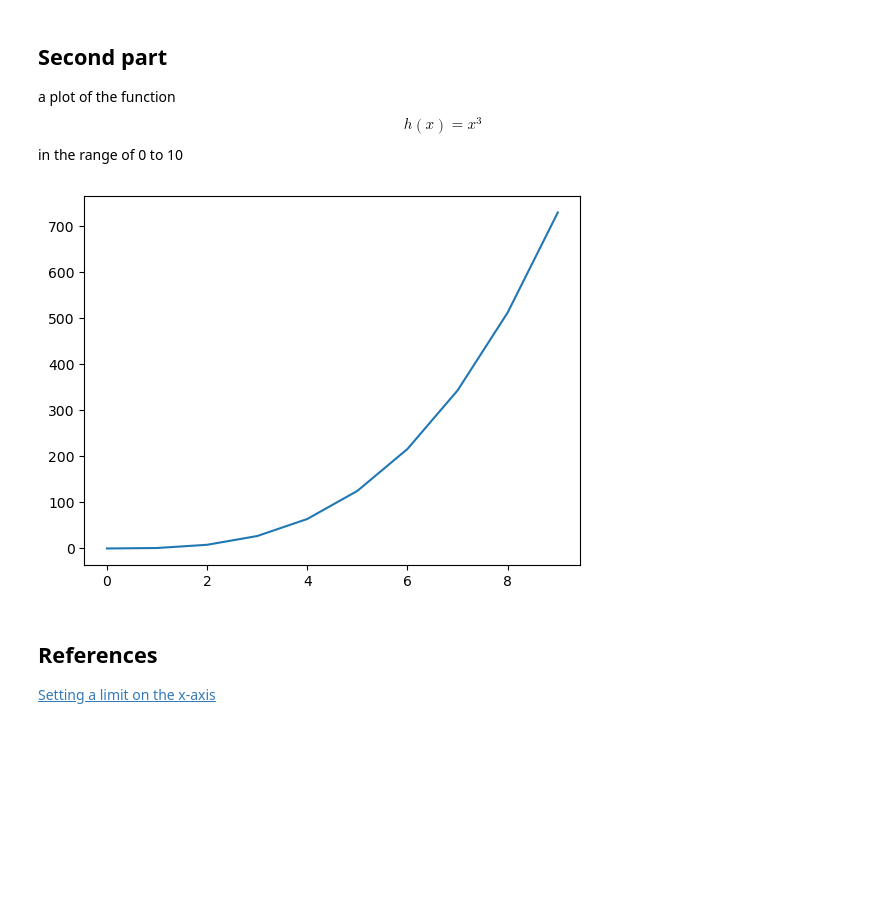
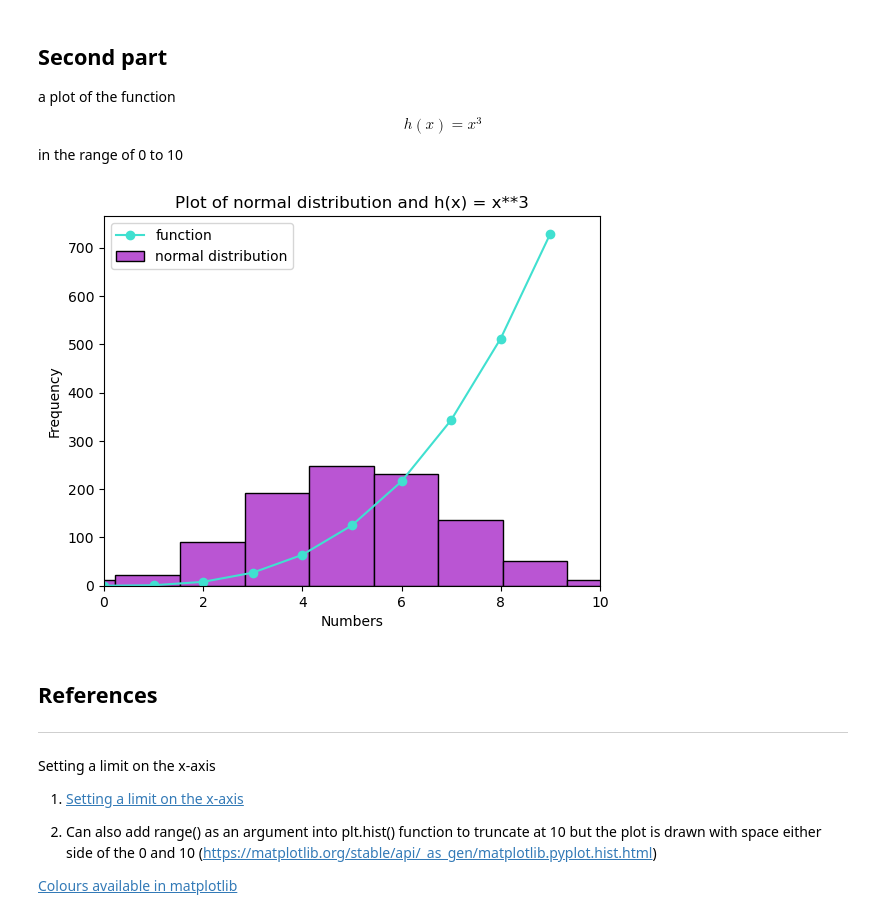
Before and after one commit to IreneKilgannon/pands-weekly-tasks, a Jupyter notebook: plottask.ipynb, the cells around one changed output. Drawn from its saved outputs; the diff is of its cells as text; code cells hidden in the pictures; blank space fills up the shorter version.

Commit message:
playing with plot colors

```diff
--- a/plottask.ipynb
+++ b/plottask.ipynb
@@ -33,15 +26,51 @@ plt.show()
 # %% [markdown]
 ## Second part
 a plot of the function $$ h(x) = x^3 $$ in the range of 0 to 10
-# %%
-x_points = np.array(range(0, 10))
-y_points = x_points*x_points*x_points
-
-plt.plot(x_points, y_points)
-plt.show()
-# %% [output]
-[figure, removed]
-# %% [markdown]
- ## References
-
- [Setting a limit on the x-axis](https://matplotlib.org/stable/api/_as_gen/matplotlib.pyplot.xlim.html)
+# %%
+np.random.seed(123355)
+
+data = np.random.normal(5, 2, 1000)  # inputs into the normal(mean, standard deviation, values)
+
+# Truncate the x-axis at 10
+plt.xlim(0, 10)
+
+# Generate a histogram.
+plt.hist(data, color = "mediumorchid", edgecolor = 'black')
+
+# Plot the function h(x) = x^3 in the range of 0 to 10
+
+# Generate x points
+x_points = np.array(range(0, 10))
+
+# Generate the y-points. y = x cubed.
+y_points = x_points**3
+
+# Line plot of the function
+plt.plot(x_points, y_points, color = "turquoise", marker = 'o')
+
+# Add title and label x and y axis.
+
+plt.title("Plot of normal distribution and h(x) = x**3")
+plt.xlabel("Numbers")
+plt.ylabel("Frequency")
+plt.legend(["function","normal distribution"])
+
+# Save the plot as a png file
+plt.savefig("plottask.png")
+
+# Display the plot on screen
+plt.show()
+# %% [output]
+[figure, added]
+# %% [markdown]
+ ## References
+***
+
+Setting a limit on the x-axis
+ 1. [Setting a limit on the x-axis](https://matplotlib.org/stable/api/_as_gen/matplotlib.pyplot.xlim.html)
+
+
+ 2. Can also add range() as an argument into plt.hist() function to truncate at 10 but the plot is drawn with space either side of the 0 and 10 (https://matplotlib.org/stable/api/_as_gen/matplotlib.pyplot.hist.html)
+
+
+ [Colours available in matplotlib](https://matplotlib.org/stable/gallery/color/named_colors.html)
```
Also changed, not shown: parts of 1 cell of this notebook, 2 other files.
